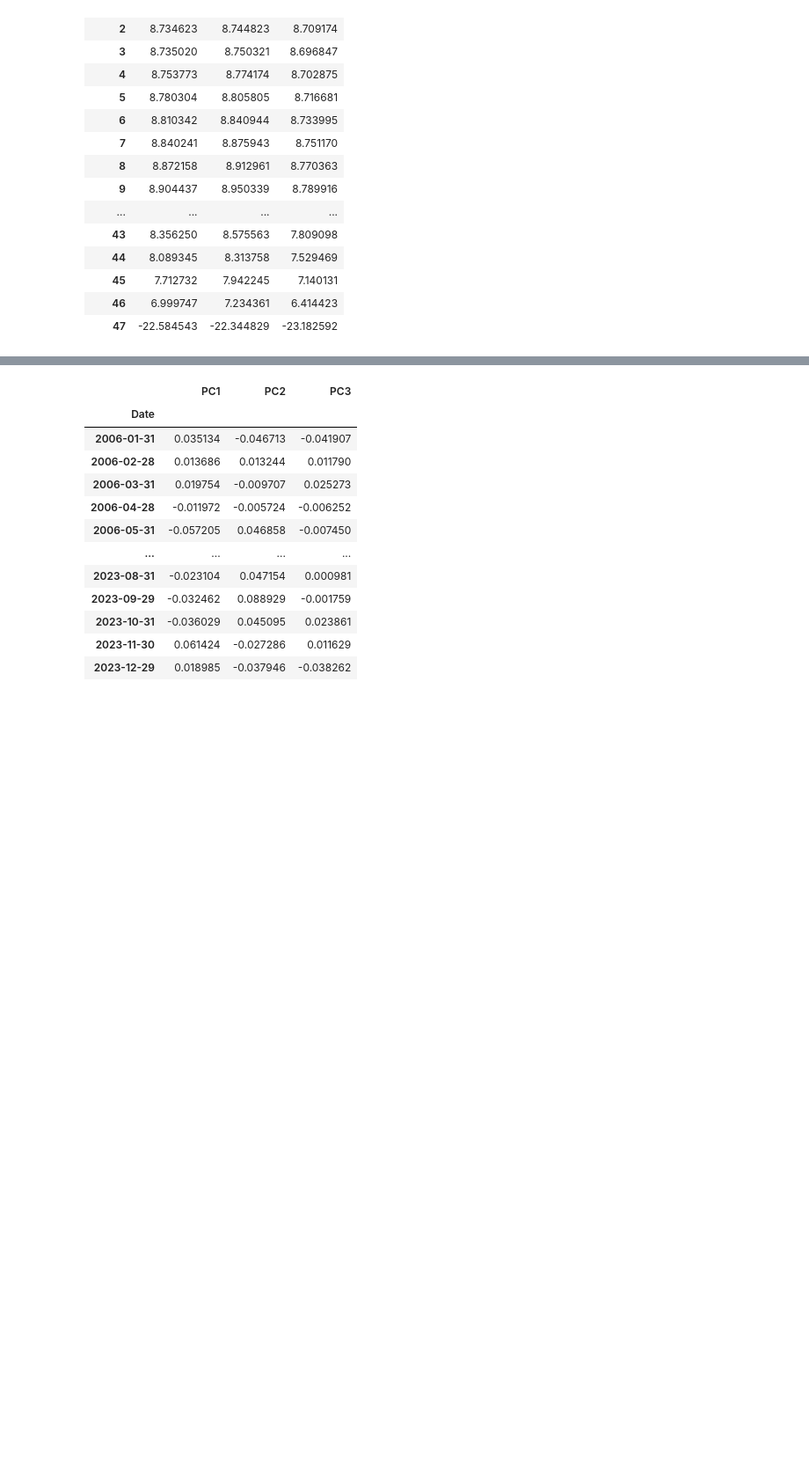
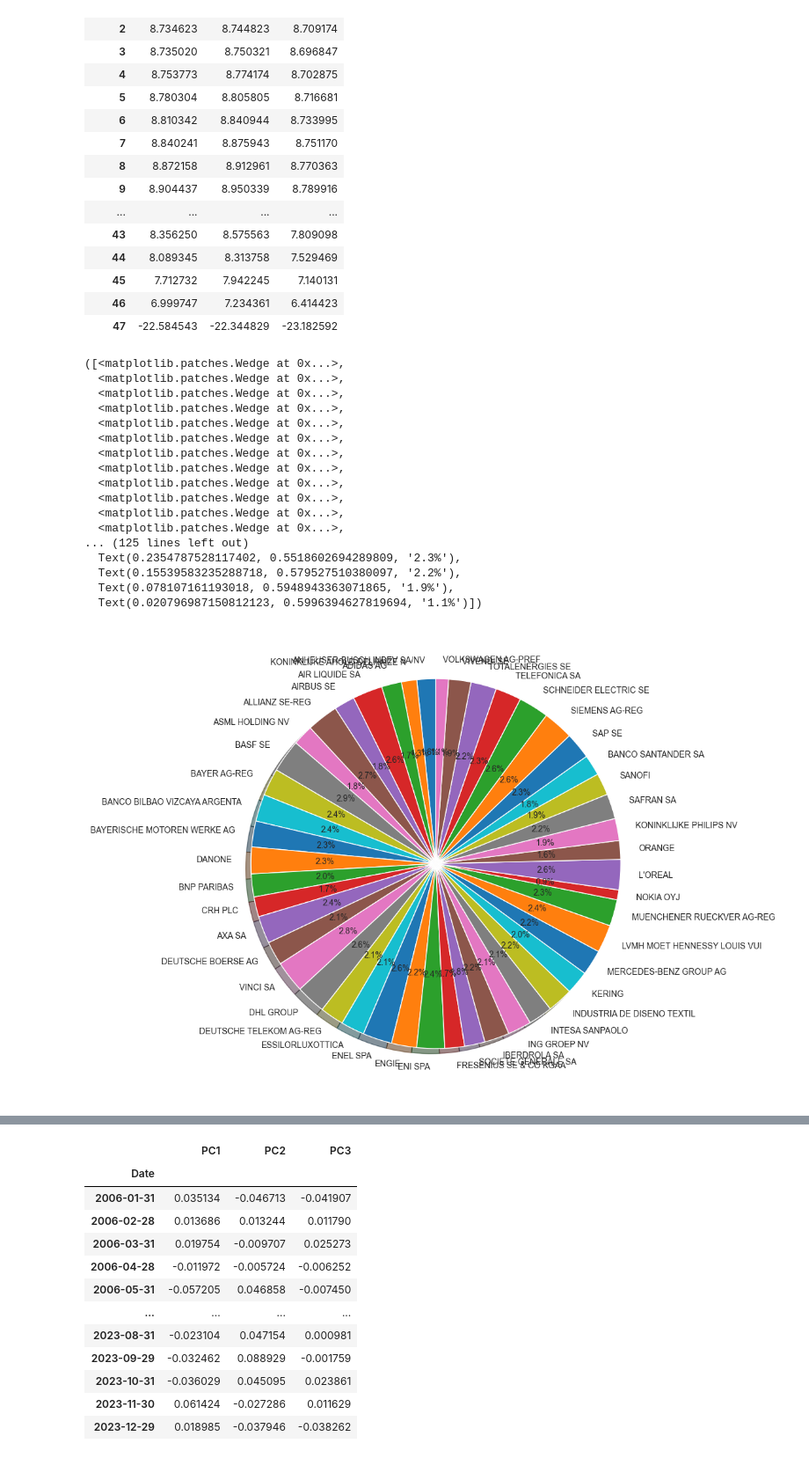
Before and after one commit to RomainCastellarnau/Financial-Econometrics-II, a Jupyter notebook: Code/core_portfolio.ipynb, the cells around one changed output, grey strips where cells are left out. Shown: that part at 88% size. Cells and saved outputs as stored; diff of their text form; code cells hidden in the pictures; blank space fills up the shorter version.

```diff
--- a/Code/core_portfolio.ipynb
+++ b/Code/core_portfolio.ipynb
@@ -63,3 +63,32 @@ model.full_model.ic
 | 45 | 7.712732 | 7.942245 | 7.140131 |
 | 46 | 6.999747 | 7.234361 | 6.414423 |
 | 47 | -22.584543 | -22.344829 | -23.182592 |
+# %%
+# Plot the composition of the final portfolio in a pie chart
+plt.figure(figsize=(10, 10))
+plt.pie(
+    model.core_equity_ptf["weights"],
+    labels=model.stocks,
+    autopct="%1.1f%%",
+    shadow=True,
+    startangle=90,
+)
+# %% [output]
+([<matplotlib.patches.Wedge at 0x...>,
+  <matplotlib.patches.Wedge at 0x...>,
+  <matplotlib.patches.Wedge at 0x...>,
+  <matplotlib.patches.Wedge at 0x...>,
+  <matplotlib.patches.Wedge at 0x...>,
+  <matplotlib.patches.Wedge at 0x...>,
+  <matplotlib.patches.Wedge at 0x...>,
+  <matplotlib.patches.Wedge at 0x...>,
+  <matplotlib.patches.Wedge at 0x...>,
+  <matplotlib.patches.Wedge at 0x...>,
+  <matplotlib.patches.Wedge at 0x...>,
+  <matplotlib.patches.Wedge at 0x...>,
+... (125 lines left out)
+  Text(0.2354787528117402, 0.5518602694289809, '2.3%'),
+  Text(0.15539583235288718, 0.579527510380097, '2.2%'),
+  Text(0.078107161193018, 0.5948943363071865, '1.9%'),
+  Text(0.020796987150812123, 0.5996394627819694, '1.1%')])
+[figure, added]
```
Also changed, not shown: parts of 9 cells of this notebook, 1 other file.
